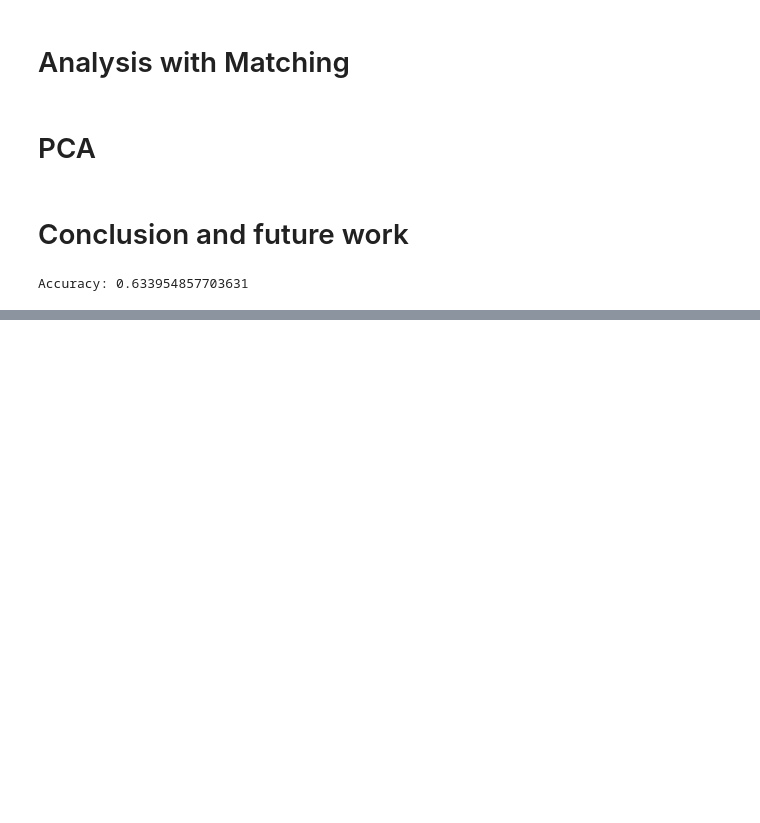
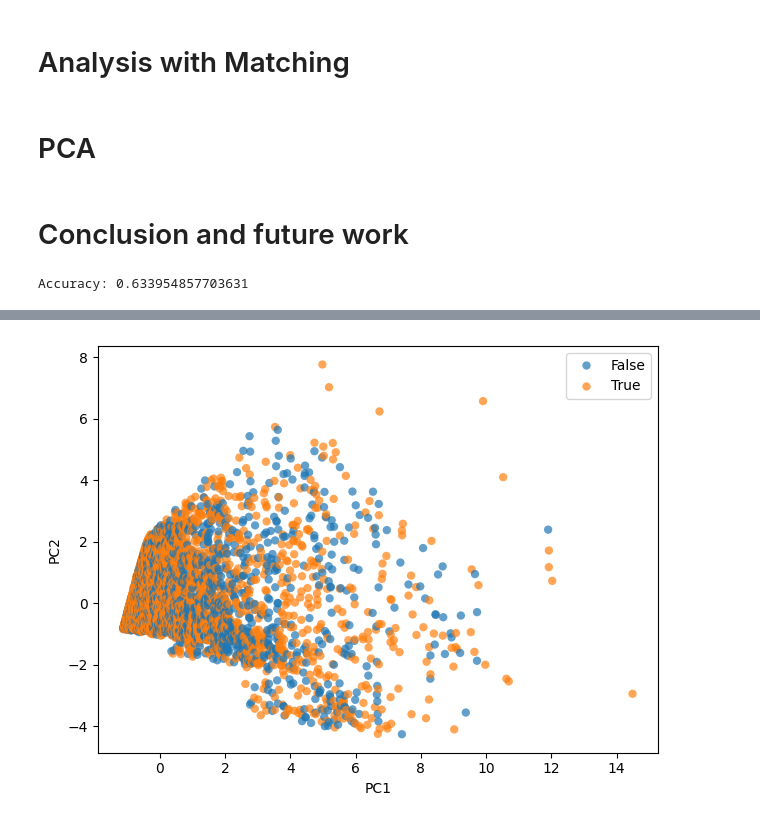
Before and after one commit to epfl-ada/ada-2023-project-dromadaire, a Jupyter notebook: P3end.ipynb, the cells around one changed output, grey strips where cells are left out. Cells and saved outputs as stored; diff of their text form; code cells hidden in the pictures; blank space fills up the shorter version.

```diff
--- a/P3end.ipynb
+++ b/P3end.ipynb
@@ -406,0 +424,54 @@ Accuracy: 0.633954857703631
+# %%
+from sklearn.preprocessing import StandardScaler
+from sklearn.decomposition import PCA
+import pandas as pd
+import seaborn as sns
+import matplotlib.pyplot as plt
+
+# Assuming actors_movies is your original DataFrame
+
+# actors_movies_1940 = actors_movies.query("ReleaseYearRange == '1940 - 1950'")
+
+# Standardize the data
+scaler = StandardScaler()
+df_standardized = scaler.fit_transform(actors_movies[['Movie release date', 'has_nomination', 'has_award', 'movie_count', 'genres_b4', 'actor_connections']].dropna())
+
+# Perform PCA
+pca = PCA(n_components=2)
+pca_result = pca.fit_transform(df_standardized)
+df_pca = pd.DataFrame(data=pca_result, columns=['PC1', 'PC2'])
+df_pca['is_good'] = actors_movies.reset_index()['is_good']
+df_pca['year'] = actors_movies.reset_index()['Movie release date'].astype(float)  # Convert 'year' to float
+# df_pca[['PC1','PC2']] = df_pca[['PC1','PC2']].round(1)
+
+
+counts = df_pca.groupby(['PC1', 'PC2']).size().reset_index(name='Count')
+counts['is_good'] = actors_movies.reset_index()['is_good']
+counts['threshhold'] = counts['Count']>1
+
+
+
+# Create subplots
+# fig, axes = plt.subplots(1, 2, figsize=(12, 5), sharey=True)
+
+# Plot for is_good == True with continuous hue based on 'year'
+# plt.subplot(1, 2, 1)
+
+# sns.scatterplot(data=counts[counts['is_good']== False], x='PC1', y='PC2', hue='is_good',  linewidth=0, sizes=(20, 1000), alpha= 0.5)
+# plt.title('is_good == True')
+
+# Plot for is_good == False with continuous hue based on 'year'
+# plt.subplot(1, 2, 2)
+
+# plt.title('is_good == False')
+# sns.scatterplot(data=counts[counts['is_good']==True], x='PC1', y='PC2', hue='is_good',  linewidth=0, sizes=(20, 1000), alpha= 0.5)
+sns.scatterplot(data=counts, x='PC1', y='PC2', hue='is_good',  linewidth=0, sizes=(20, 1000), alpha= 0.7)
+
+# Place the legend outside the plot
+plt.legend(bbox_to_anchor=(1.05, 1), loc='upper left')
+
+plt.legend()
+plt.tight_layout()
+plt.show()
+# %% [output]
+[figure, added]
```
Also changed, not shown: parts of 10 cells of this notebook.
